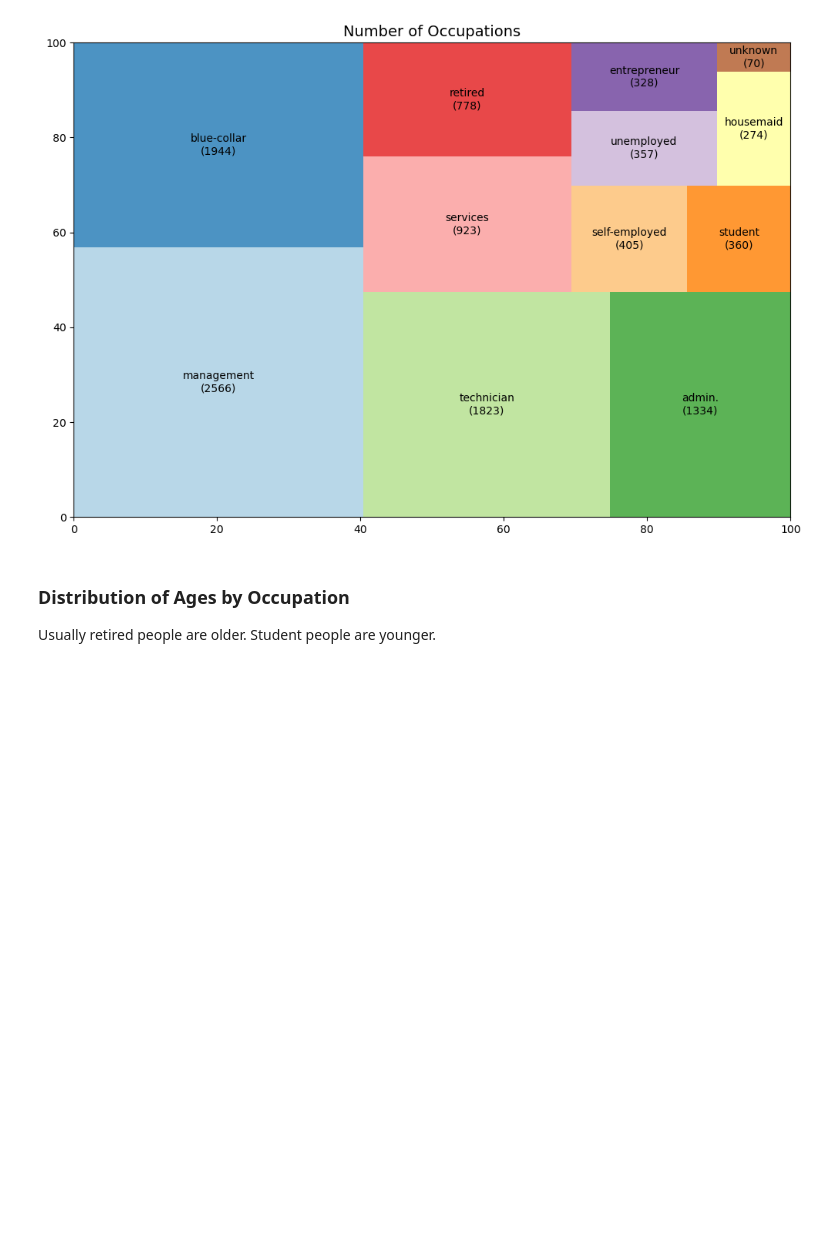
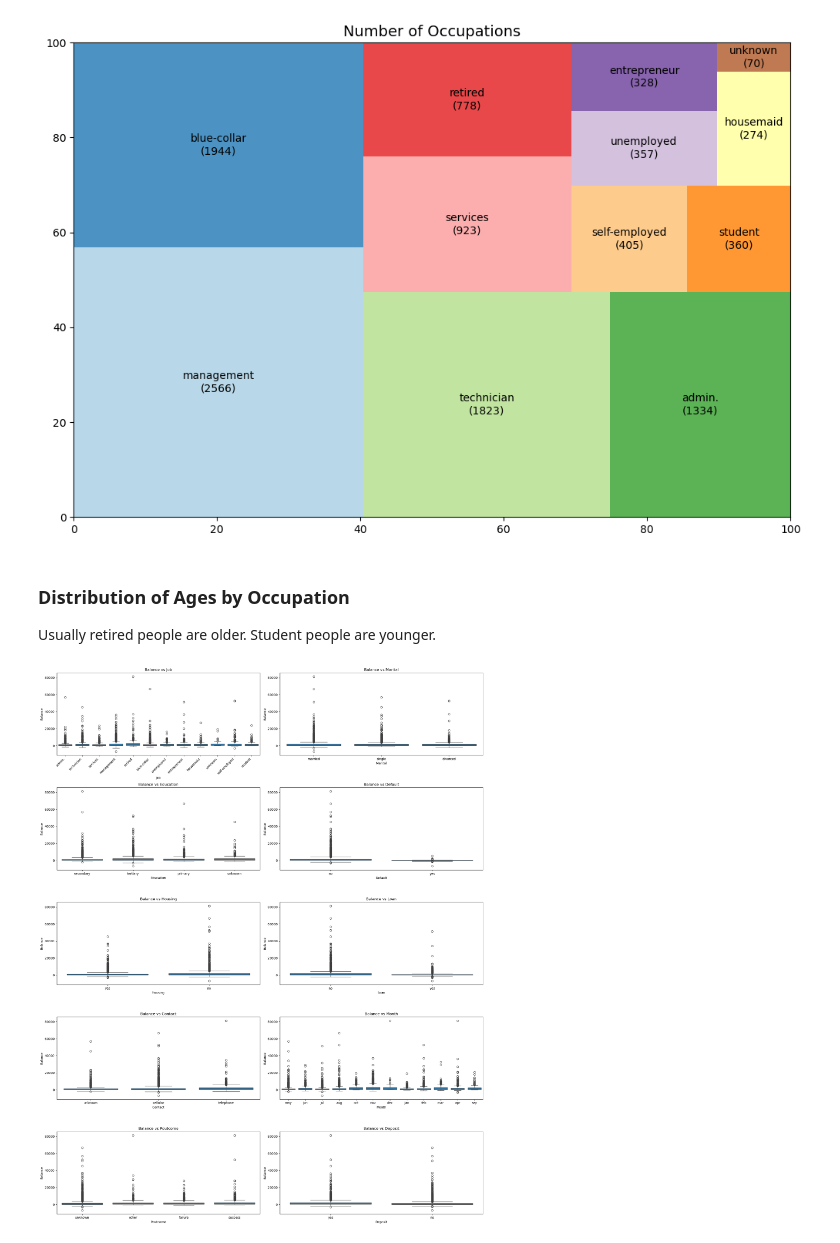
Before and after one commit to Migas77/FAA_Assignment1, a Jupyter notebook: bank_data_analysis.ipynb, the cells around one changed output. Drawn from its saved outputs; the diff is of its cells as text; code cells hidden in the pictures; blank space fills up the shorter version.

```diff
--- a/bank_data_analysis.ipynb
+++ b/bank_data_analysis.ipynb
@@ -216,6 +215,29 @@ fig = go.Figure(data=traces, layout=layout)
 iplot(fig)
 
 # Based on Janio Martinez Bachmann's code
+# %%
+# List of features to plot against balance
+features = ['job', 'marital', 'education', 'default', 'housing', 'loan', 'contact', 'month', 'poutcome', 'deposit']
+
+# Create subplots
+fig, axes = plt.subplots(nrows=5, ncols=2, figsize=(20, 25))
+axes = axes.flatten()
+
+# Plot each feature against balance
+for i, feature in enumerate(features):
+  sns.boxplot(x=feature, y='balance', data=df, ax=axes[i])
+  axes[i].set_title(f'Balance vs {feature.capitalize()}')
+  axes[i].set_xlabel(feature.capitalize())
+  axes[i].set_ylabel('Balance')
+
+for label in axes[0].get_xticklabels():
+  label.set_rotation(45)
+  label.set_ha('right')
+
+plt.tight_layout()
+plt.show()
+# %% [output]
+[figure, added]
 # %%
 df_copy = df.copy()
 df_copy["balance_status"] = np.nan
```
Also changed, not shown: parts of 5 cells of this notebook.
